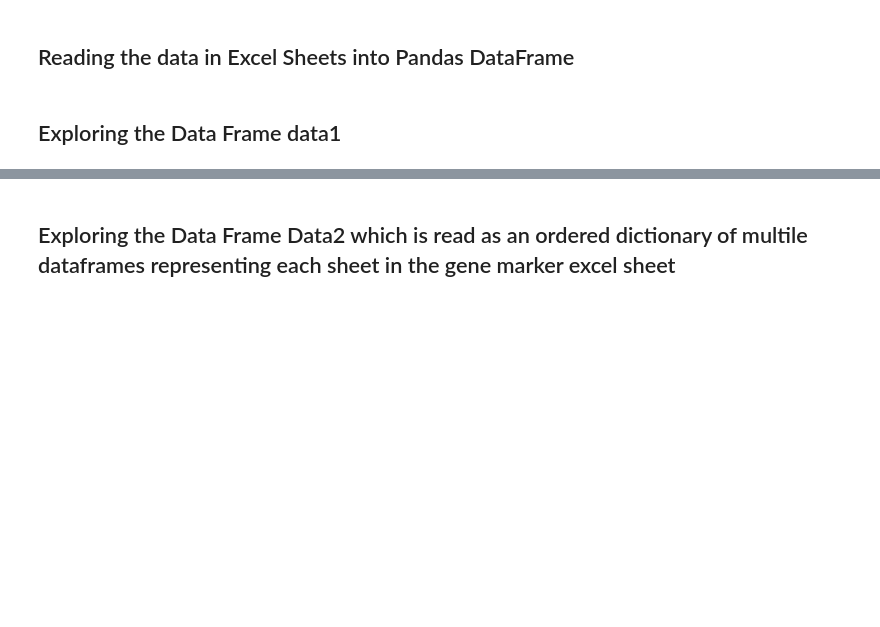
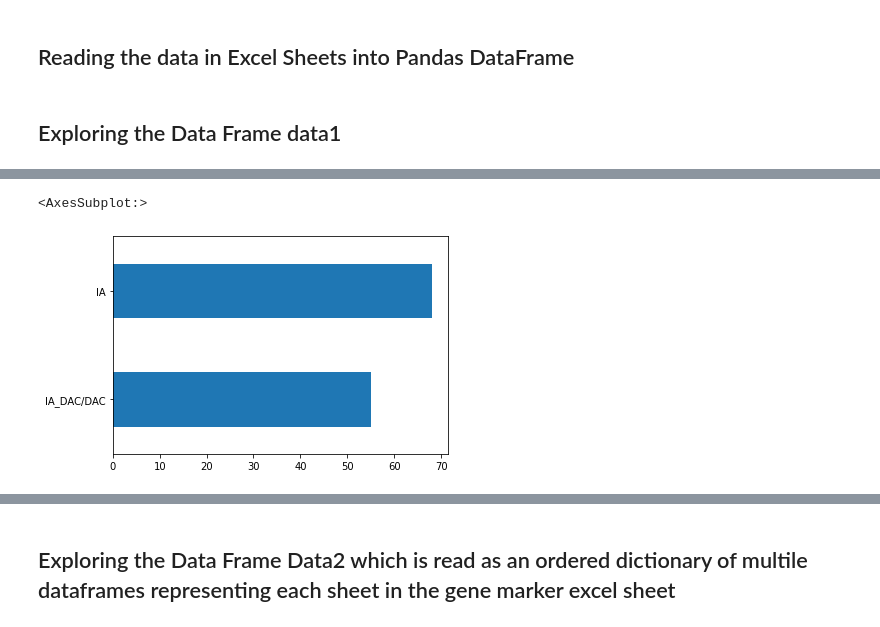
Before and after one commit to kaiyu2012/M-Precise, a Jupyter notebook: code/Exploratory Data Analysis (EDA).ipynb, the cells around one changed output, grey strips where cells are left out. Cells and saved outputs as stored; diff of their text form; code cells hidden in the pictures; blank space fills up the shorter version.

```diff
--- a/code/Exploratory Data Analysis (EDA).ipynb
+++ b/code/Exploratory Data Analysis (EDA).ipynb
@@ -32,0 +80,5 @@ data1
+# %%
+data1v1['Treatment group'].value_counts().sort_values().plot(kind = 'barh')
+# %% [output]
+<AxesSubplot:>
+[figure, added]
```
Also changed, not shown: parts of 25 cells of this notebook.
